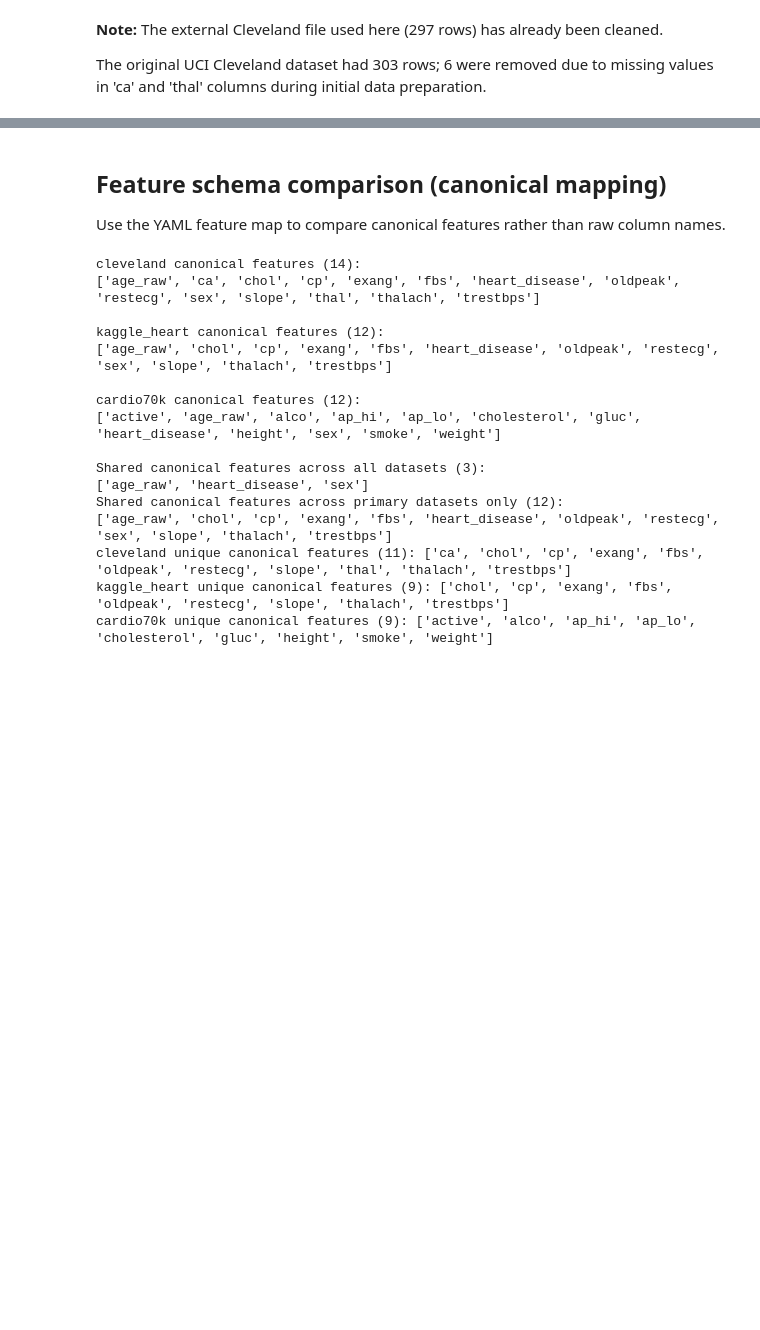
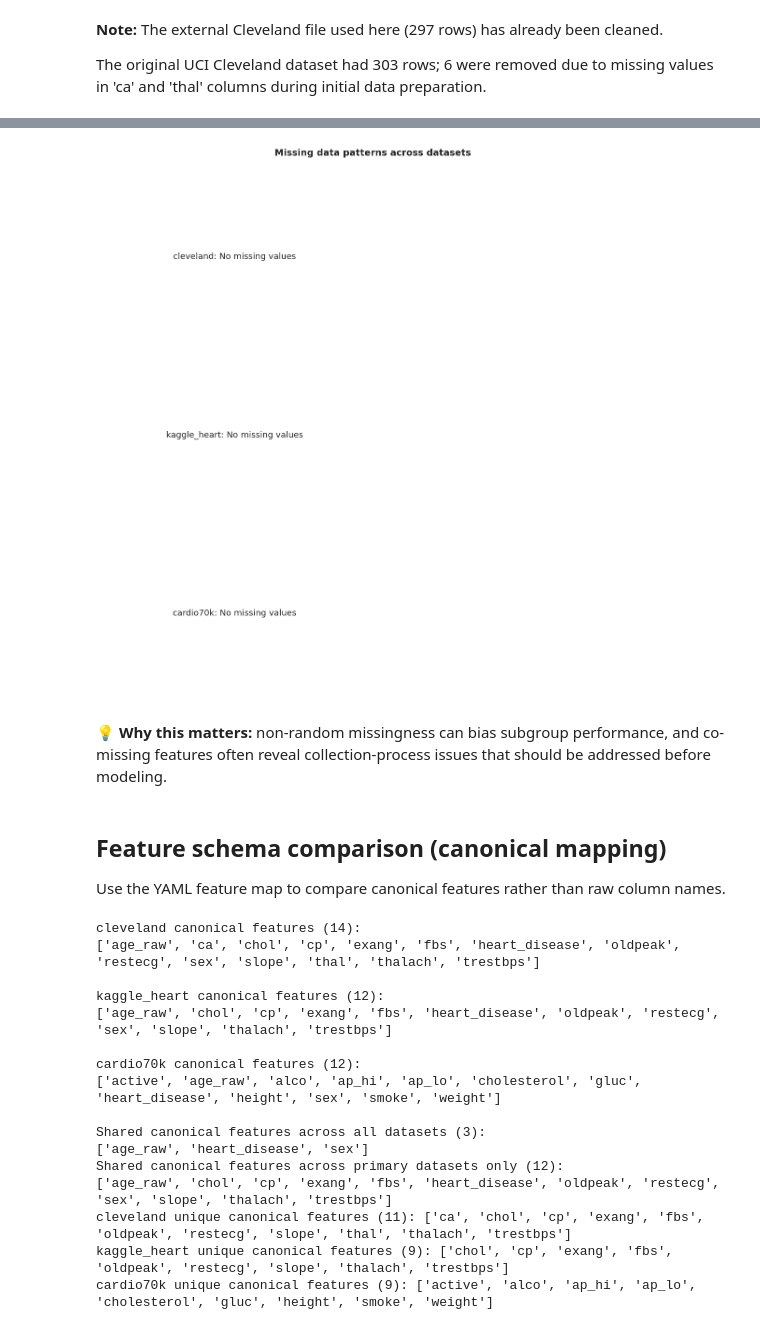
Before and after one commit to UA-Dissertation-Project-107449/FairXAI, a Jupyter notebook: notebooks/cardiac_eda.ipynb, the cells around one changed output, grey strips where cells are left out. Cells and saved outputs as stored; diff of their text form; code cells hidden in the pictures; blank space fills up the shorter version.

```diff
--- a/notebooks/cardiac_eda.ipynb
+++ b/notebooks/cardiac_eda.ipynb
@@ -235,3 +215,18 @@ The original UCI Cleveland dataset had 303 rows; 6 were removed due to missing v
+# %%
+_ = plot_missing_data_patterns(
+    datasets={
+        "cleveland": raw["cleveland"],
+        "kaggle_heart": raw["kaggle_heart"],
+        "cardio70k": raw["cardio70k"],
+    },
+    title="Missing data patterns across datasets",
+    save_path=fig_path("missing_data_patterns") if SAVE_FIGURES else None,
+    show=False,
+)
+# %% [output]
+[figure, added]
+# %% [markdown]
+💡 **Why this matters:** non-random missingness can bias subgroup performance, and co-missing features often reveal collection-process issues that should be addressed before modeling.
 # %% [markdown]
 ## Feature schema comparison (canonical mapping)
 Use the YAML feature map to compare canonical features rather than raw column names.
```
Also changed, not shown: parts of 22 cells of this notebook, 7 other files.
